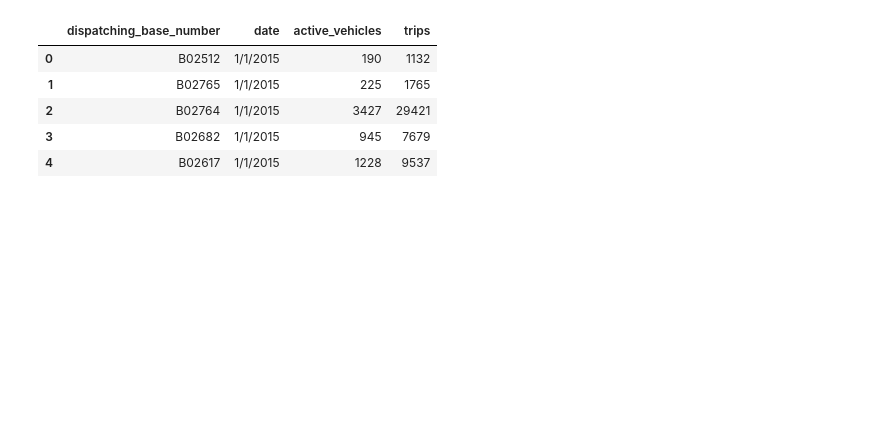
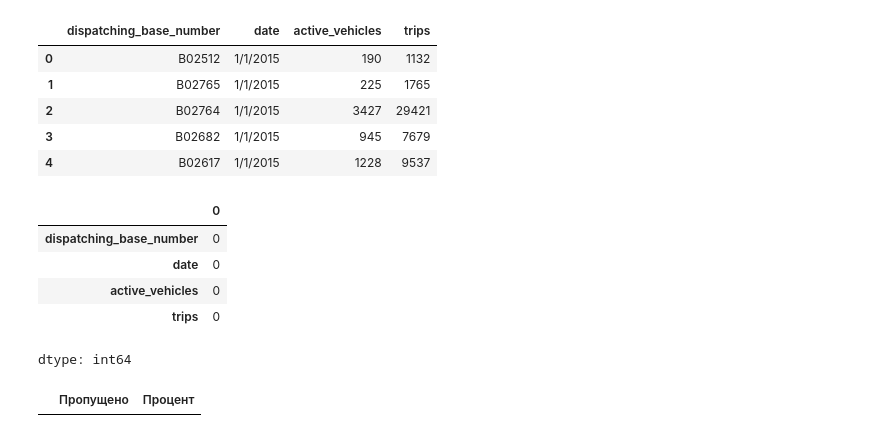
Before and after one commit to dezurnyjkipia4/DataScince, a Jupyter notebook: homework2/DZ2.ipynb, the cells around one changed output. Saved outputs shown, nothing was run; the diff lists cells and outputs as text; code cells hidden in the pictures; blank space fills up the shorter version.

```diff
--- a/homework2/DZ2.ipynb
+++ b/homework2/DZ2.ipynb
@@ -38,0 +27,15 @@ data = dl.load_data(file_path)
+# %%
+# Подсчет пропусков по столбцам
+dp.count_missing(data)
+# %% [output]
+|  | 0 |
+| dispatching_base_number | 0 |
+| date | 0 |
+| active_vehicles | 0 |
+| trips | 0 |
+dtype: int64
+# %%
+#отчёт о пропущенных значениях: столбец, количество, процент метод из data_preprocess.py
+dp.missing_report(data)
+# %% [output]
+|  | Пропущено | Процент |
```
Also changed, not shown: parts of 4 cells of this notebook.
